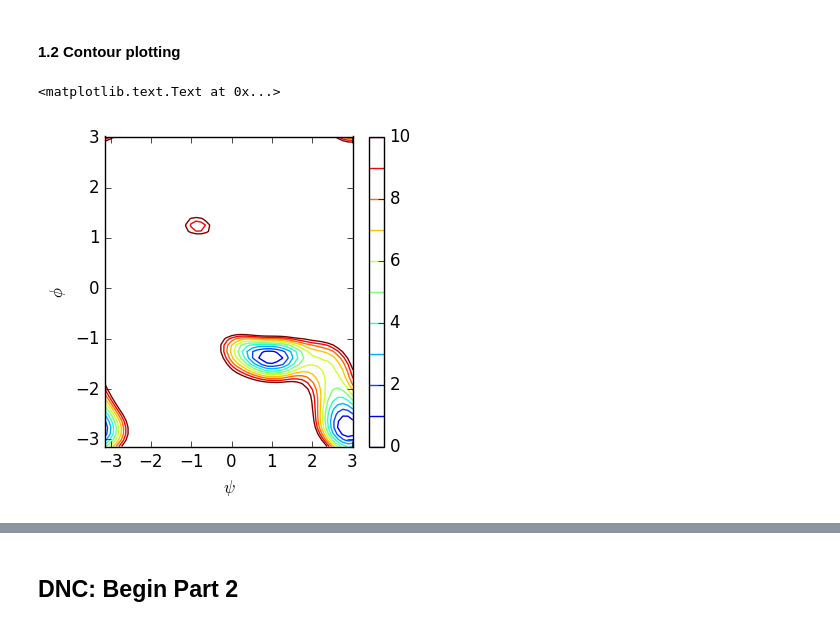
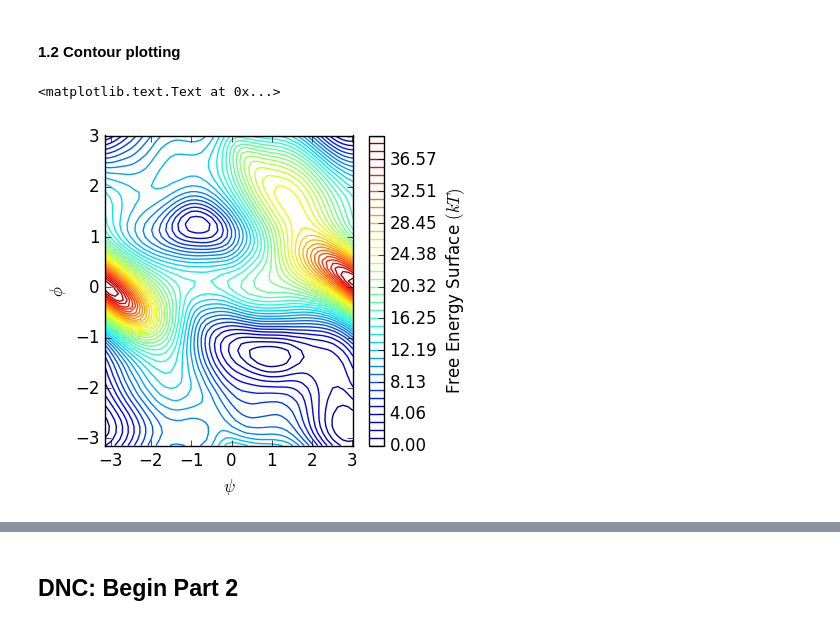
Before and after one commit to wfqethan/DSMCER-HW2-Data-Visualization, a Jupyter notebook: HW2-Wang-Fangqi.ipynb, the cells around one changed output, grey strips where cells are left out. Saved outputs shown, nothing was run; the diff lists cells and outputs as text; code cells hidden in the pictures.

```diff
--- a/HW2-Wang-Fangqi.ipynb
+++ b/HW2-Wang-Fangqi.ipynb
@@ -125,24 +126,27 @@ plt.tight_layout(pad=0.4, w_pad=1, h_pad=1.0)
 contour=pd.read_csv('ALA2fes.dat', delim_whitespace=True, comment='#', names=['phi','psi','file.free','der_phi','der_psi'])
 # %%
+# Create a new matrix for contour plotting
 N=50
 M=50
 
-X=np.reshape(contour.psi,[N,M])
-Y=np.reshape(contour.phi,[N,M])
-Z=np.reshape(contour['file.free']-contour['file.free'].min(),[N,M])
+# Process data for contour plot
+X=np.reshape(contour.psi,[N,M]) # Reshape X
+Y=np.reshape(contour.phi,[N,M]) # Reshape Y
+# Reshape Z and convert unit of free energy from kj/mol to kT
+Z=np.reshape((contour['file.free']-contour['file.free'].min())/2.476,[N,M]) # 1kT=2.476kJ/mol @ 298K
 
-space=1
-lines=10
+space=1 # Spacing = 1 kT
+lines=Z.max() # Maximum kT in Z direction
+levels=np.linspace(0,lines*space,num=(lines+1),endpoint=True) # Create a evenly spaced energy level
 
-levels=np.linspace(0,lines*space,num=(lines+1),endpoint=True)
-
-fig=plt.figure(figsize=(4,4))
-plt.rcParams.update({'font.size': 12})
+# Create contour plot
+fig=plt.figure(figsize=(4,4)) # Set plot size
+plt.rcParams.update({'font.size': 12}) # Adjust font size
 axes=fig.add_subplot(111)
 plt.contour(X,Y,Z, levels)
-plt.colorbar()
-plt.xlabel('$\psi$')
-plt.ylabel('$\phi$')
+plt.colorbar().ax.set_ylabel('Free Energy Surface $(kT)$') # Create color bar with label
+plt.xlabel('$\psi$') # Set x axis label
+plt.ylabel('$\phi$') # Set y axis label
 # %% [output]
 <matplotlib.text.Text at 0x...>
-[figure, old version]
+[figure, new version]
```
Also changed, not shown: parts of 3 cells of this notebook.
